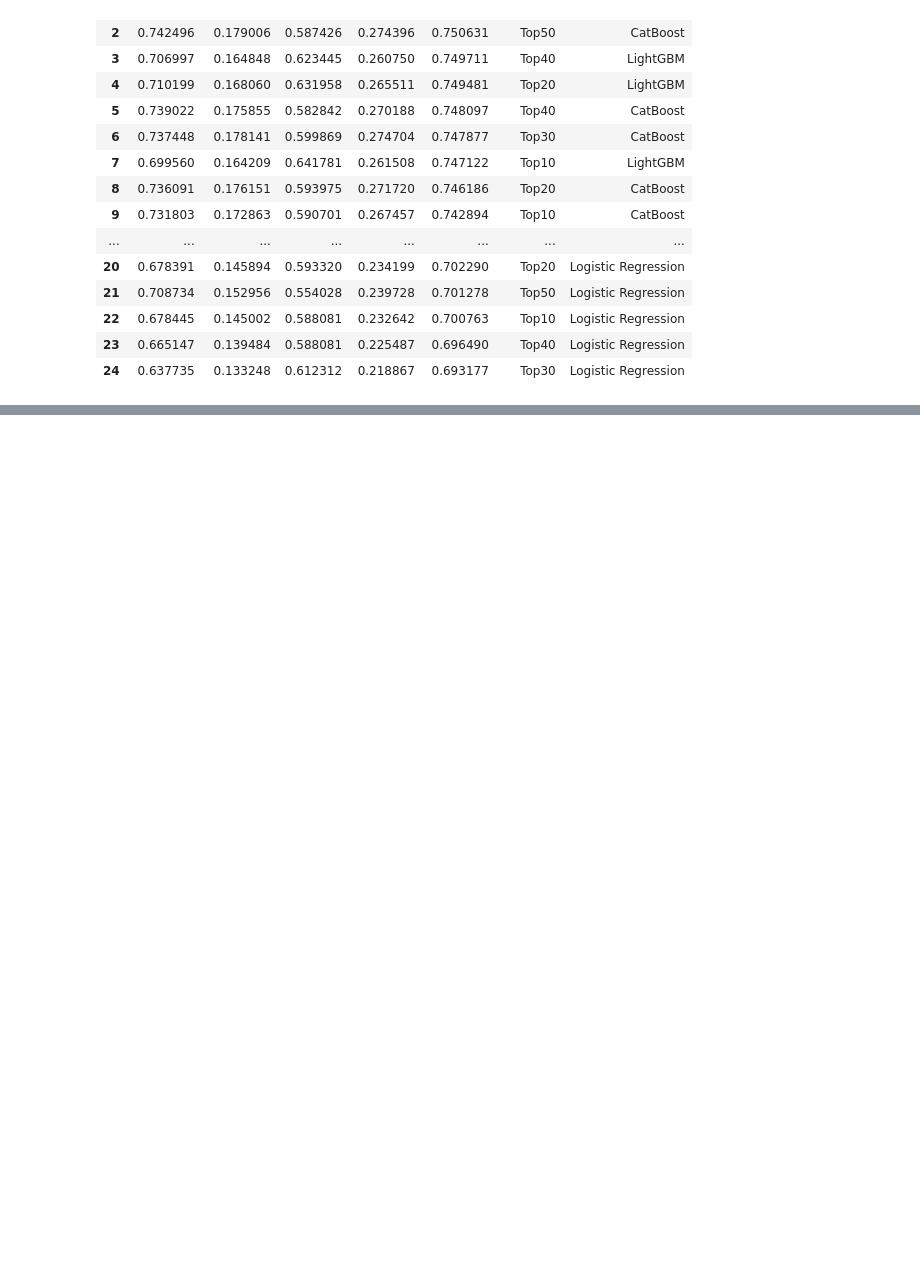
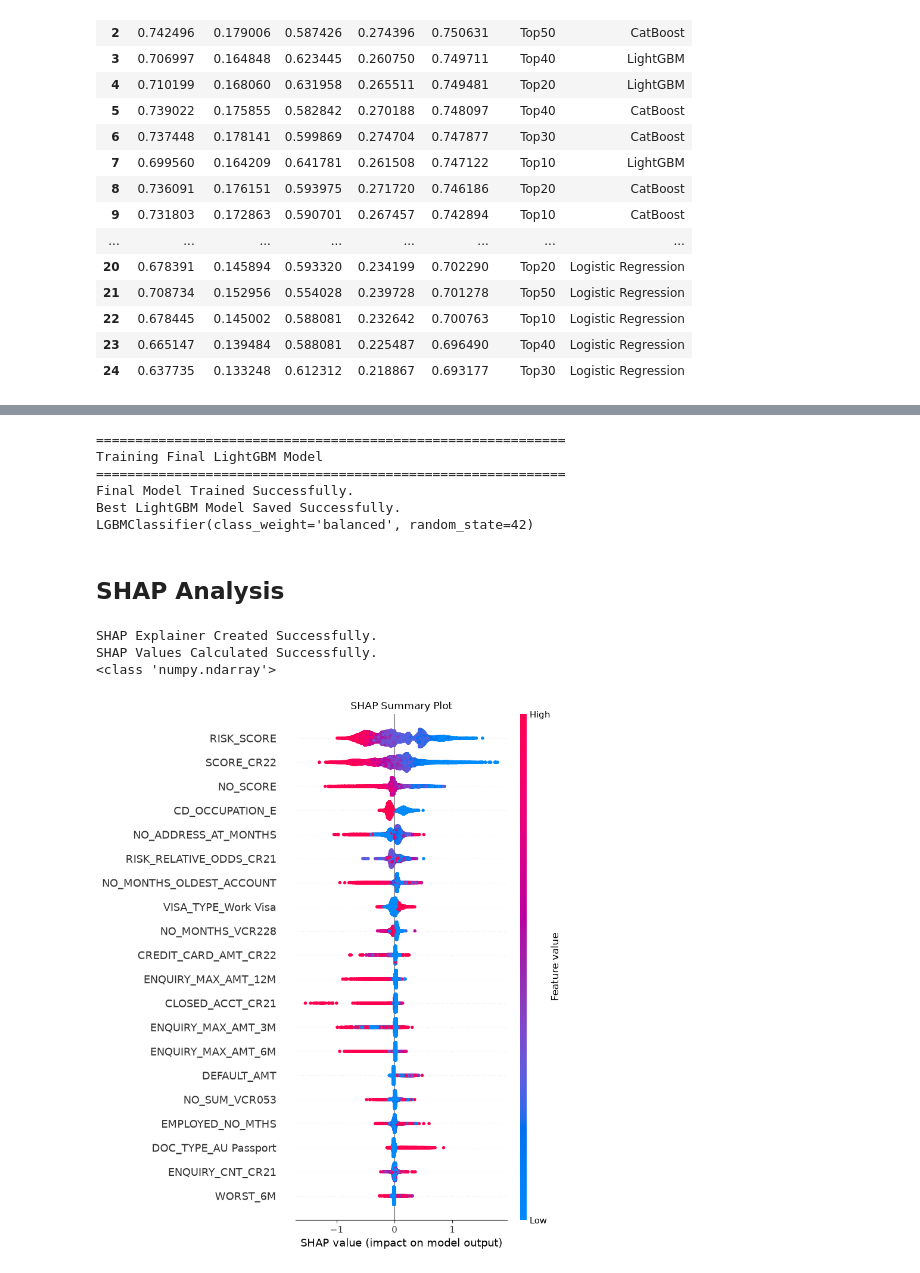
Before and after one commit to Omprasath26/Bad_Debt_Prediction, a Jupyter notebook: main.ipynb, the cells around one changed output, grey strips where cells are left out. Cells and saved outputs as stored; diff of their text form; code cells hidden in the pictures; blank space fills up the shorter version.

Commit message:
Added final LightGBM model

```diff
--- a/main.ipynb
+++ b/main.ipynb
@@ -2365,0 +2280,80 @@ results_df
+# %%
+X_train = split_datasets["Top50"]["X_train"]
+X_test = split_datasets["Top50"]["X_test"]
+
+y_train = split_datasets["Top50"]["y_train"]
+y_test = split_datasets["Top50"]["y_test"]
+
+# Selecting the  Final LightGBM Model
+
+from lightgbm import LGBMClassifier
+
+final_model = LGBMClassifier(
+    random_state=42,
+    class_weight="balanced")
+
+# Train the Final Model
+
+print("="*60)
+print("Training Final LightGBM Model")
+print("="*60)
+
+final_model.fit(
+    X_train,
+    y_train)
+
+print("Final Model Trained Successfully.")
+
+# Save the Model
+
+import joblib
+
+joblib.dump(
+    final_model,
+    "Best_LightGBM_Model.pkl")
+
+print("Best LightGBM Model Saved Successfully.")
+
+## Verifing the Saved Model
+
+loaded_model = joblib.load(
+    "Best_LightGBM_Model.pkl")
+
+print(loaded_model)
+# %% [output]
+============================================================
+Training Final LightGBM Model
+============================================================
+Final Model Trained Successfully.
+Best LightGBM Model Saved Successfully.
+LGBMClassifier(class_weight='balanced', random_state=42)
+# %% [markdown]
+## SHAP Analysis
+# %%
+import shap
+import matplotlib.pyplot as plt
+
+explainer = shap.TreeExplainer(final_model)
+print("SHAP Explainer Created Successfully.")
+
+# Calculating the SHAP values
+shap_values = explainer.shap_values(X_test)
+print("SHAP Values Calculated Successfully.")
+print(type(shap_values))
+# %% [output]
+SHAP Explainer Created Successfully.
+SHAP Values Calculated Successfully.
+<class 'numpy.ndarray'>
+# %%
+plt.figure(figsize=(12, 8))
+
+shap.summary_plot(
+    shap_values,
+    X_test,
+    show=False)
+
+plt.title("SHAP Summary Plot")
+plt.tight_layout()
+plt.show()
+# %% [output]
+[figure, added]
```
Also changed, not shown: parts of 14 cells of this notebook, 2 other files.
